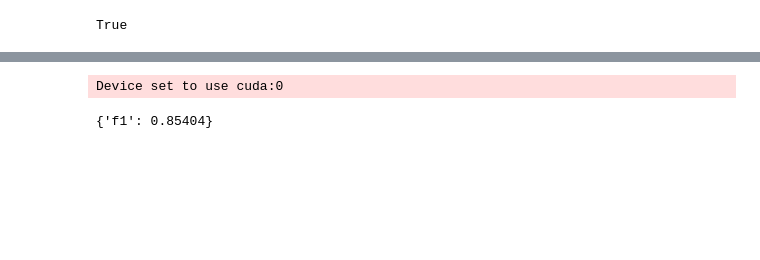
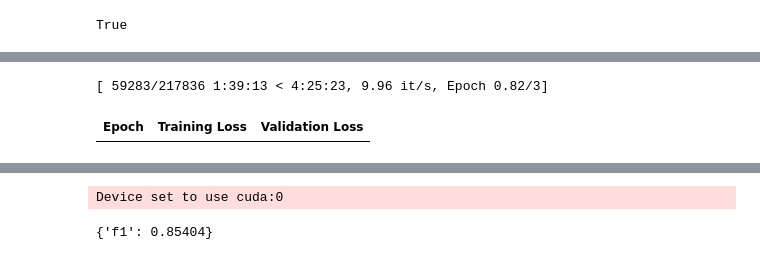
Before and after one commit to r-muthu/50.021-AI-Project-Group-19, a Jupyter notebook: train.ipynb, the cells around one changed output, grey strips where cells are left out. Drawn from its saved outputs; the diff is of its cells as text; code cells hidden in the pictures; blank space fills up the shorter version.

```diff
--- a/train.ipynb
+++ b/train.ipynb
@@ -78,9 +89,8 @@ class GradualUnfreezeCallback(TrainerCallback):
 # %%
-model_checkpoint = "google/bert_uncased_L-2_H-128_A-2"
+model_checkpoint = "roberta-base"
 max_len = 512
 
-tokenizer = AutoTokenizer.from_pretrained(model_checkpoint, use_fast=True)
-
-train_dataset, val_dataset, test_dataset = CustomDataset('HateSpeechDatasetBalanced.csv', model_checkpoint=model_checkpoint).get_splits()
+dataset = CustomDataset('HateSpeechDatasetBalanced.csv', model_checkpoint=model_checkpoint)
+train_dataset, val_dataset, test_dataset = dataset.get_splits()
 
 print(train_dataset, val_dataset, test_dataset)
@@ -98,10 +119,10 @@ Embedding(30522, 128, padding_idx=0)
 metric_name = 'f1'
 model_name = model_checkpoint.split("/")[-1]
 
-total_epochs = 50
+total_epochs = 3
 args = TrainingArguments(
     f"./snapshots/{model_name}-finetuned",
-    evaluation_strategy = "epoch",
+    eval_strategy = "epoch",
     save_strategy = "epoch",
     save_total_limit = 3,
     learning_rate=2e-5,
@@ -138,3 +159,5 @@ def train_model(model, args, train_dataset, val_dataset, enable_unfreezing, tota
     )
 
     trainer.train()
+
+    return trainer
@@ -171,0 +164,45 @@ View run at https://wandb.ai/muthuramaswamy2003-sutd-singapore-university-of-tec
+# %%
+train_log = train_model(model=model,
+                        args=args,
+                        train_dataset=train_dataset,
+                        val_dataset=val_dataset,
+                        enable_unfreezing=False,
+                        total_epochs=total_epochs,
+                        unfreeze_schedule=[5, 10, 20]
+                        )
+
+def plot_losses(trainer):
+    logs = trainer.state.log_history
+    train_loss = [log["loss"] for log in logs if "loss" in log and "epoch" in log]
+    val_loss = [log["eval_loss"] for log in logs if "eval_loss" in log and "epoch" in log]
+    epochs = [log["epoch"] for log in logs if "loss" in log and "epoch" in log]
+
+    plt.figure(figsize=(8, 5))
+    plt.plot(epochs, train_loss, label="Training Loss")
+    plt.plot(epochs, val_loss, label="Validation Loss")
+    plt.xlabel("Epoch")
+    plt.ylabel("Loss")
+    plt.title("Train vs Validation Loss")
+    plt.legend()
+    plt.grid(True)
+    plt.show()
+
+
+def plot_eval_metric(trainer, metric_name='eval_f1'):
+    logs = trainer.state.log_history
+    metric_vals = [log[metric_name] for log in logs if metric_name in log and "epoch" in log]
+    epochs = [log["epoch"] for log in logs if metric_name in log and "epoch" in log]
+
+    plt.figure(figsize=(8, 5))
+    plt.plot(epochs, metric_vals, label=f"{metric_name.upper()} Score")
+    plt.xlabel("Epoch")
+    plt.ylabel(metric_name.upper())
+    plt.title(f"{metric_name.upper()} Over Epochs")
+    plt.legend()
+    plt.grid(True)
+    plt.show()
+
+train
+# %% [output]
+[ 59283/217836 1:39:13 < 4:25:23, 9.96 it/s, Epoch 0.82/3]
+| Epoch | Training Loss | Validation Loss |
```
Also changed, not shown: parts of 9 cells of this notebook, 2 other files.
